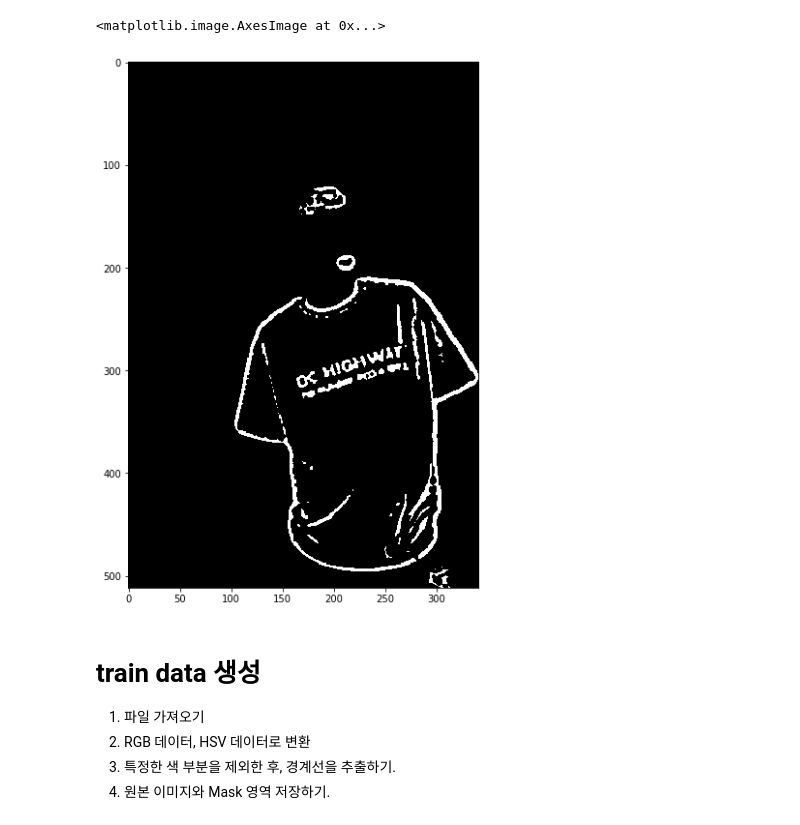
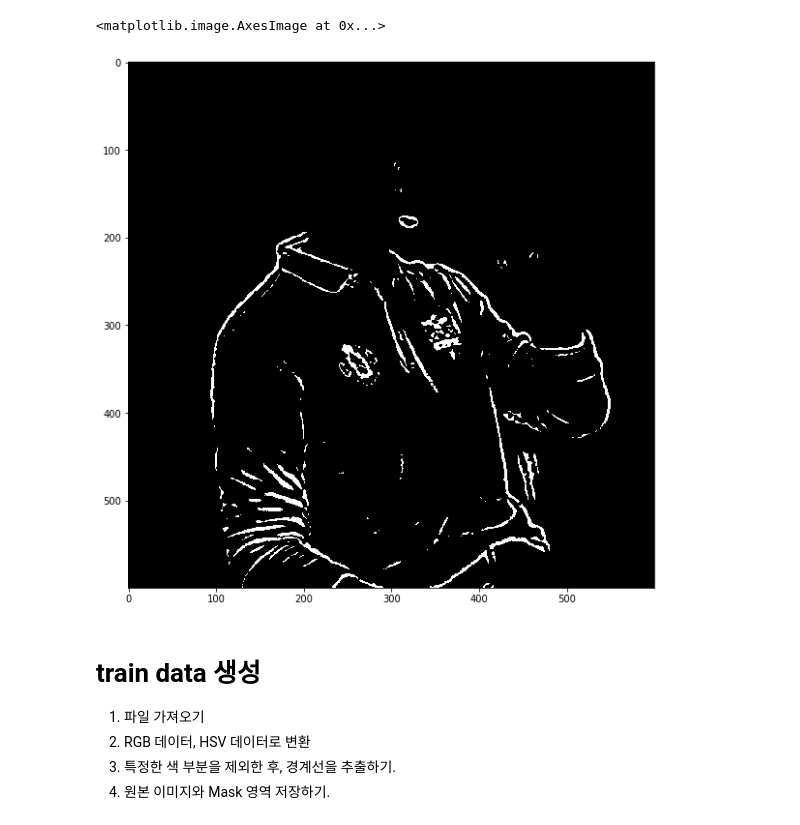
Before and after one commit to Git-Hub-Pro/clothes_recognition_unet, a Jupyter notebook: clothes_recognition_UNET.ipynb, the cells around one changed output. Cells and saved outputs as stored; diff of their text form; code cells hidden in the pictures.

```diff
--- a/clothes_recognition_UNET.ipynb
+++ b/clothes_recognition_UNET.ipynb
@@ -23,15 +23,15 @@ import cv2
 
 # colab을 사용하고 있어서 아래와 같은 경로를 사용하였습니다.../content/gdrive/My Drive/까지는 기본적으로 클라우드 실행시 경로입니다.
 # 가공되기전 이미지들이 저장된 디렉토리 주소
-IMG_PATH = '../content/gdrive/My Drive/data/clothes_recognition/clothes_image'
-IMG_PATH_RED = '../content/gdrive/My Drive/data/clothes_recognition/clothes_image/red'
-IMG_PATH_ORANGE = '../content/gdrive/My Drive/data/clothes_recognition/clothes_image/orange'
-IMG_PATH_YELLOW = '../content/gdrive/My Drive/data/clothes_recognition/clothes_image/yellow'
-IMG_PATH_GREEN = '../content/gdrive/My Drive/data/clothes_recognition/clothes_image/green'
-IMG_PATH_BLUE = '../content/gdrive/My Drive/data/clothes_recognition/clothes_image/blue'
-IMG_PATH_PURPLE = '../content/gdrive/My Drive/data/clothes_recognition/clothes_image/purple'
+IMG_PATH = '../content/gdrive/My Drive/data/clothes_recognition/add_clothes_image'
+IMG_PATH_RED = '../content/gdrive/My Drive/data/clothes_recognition/add_clothes_image/red'
+IMG_PATH_ORANGE = '../content/gdrive/My Drive/data/clothes_recognition/add_clothes_image/orange'
+IMG_PATH_YELLOW = '../content/gdrive/My Drive/data/clothes_recognition/add_clothes_image/yellow'
+IMG_PATH_GREEN = '../content/gdrive/My Drive/data/clothes_recognition/add_clothes_image/green'
+IMG_PATH_BLUE = '../content/gdrive/My Drive/data/clothes_recognition/add_clothes_image/blue'
+IMG_PATH_PURPLE = '../content/gdrive/My Drive/data/clothes_recognition/add_clothes_image/purple'
 # 이미지와 마스크로 나누어진 디렉토리
-TRAIN_PATH = '../content/gdrive/My Drive/data/clothes_recognition/train_data_edit'
+TRAIN_PATH = '../content/gdrive/My Drive/data/clothes_recognition/clothes_image/'
 
 # HSV 범위(사진의 옷은 원색으로만 모아 Hue의 범위를 높게 해주었습니다.)
 lower_red = np.array([-30,100,100])
@@ -52,41 +52,41 @@ upper_blue = np.array([140,255,255])
 lower_purple = np.array([100,50,50])
 upper_purple = np.array([180,255,255])
 # %%
-img = cv2.imread(IMG_PATH_PURPLE +"/"+ '57.jpg')
+img = cv2.imread(IMG_PATH_RED +"/"+ '72.png')
 # BGR to HSV 변환.
 img_hsv = cv2.cvtColor(img,cv2.COLOR_BGR2HSV)
 
 # 특정색만 검출하기
 img_mask = cv2.inRange(img_hsv,lower_purple,upper_purple)
 
 # 원본 이미지에서 범위값에 해당하는 영상 부분을 획득한다.
 img = cv2.bitwise_and(img,img,mask=img_mask)
 img = cv2.cvtColor(img,cv2.COLOR_BGR2RGB)
 
 # BGR 이미지를 GRAY 이미지로 변환.
 gray = cv2.cvtColor(img,cv2.COLOR_BGR2GRAY)
 structuringElement = cv2.getStructuringElement(cv2.MORPH_RECT, (3, 3))
 imgTopHat = cv2.morphologyEx(gray, cv2.MORPH_TOPHAT, structuringElement)
 imgBlackHat = cv2.morphologyEx(gray, cv2.MORPH_BLACKHAT, structuringElement)
 imgGrayscalePlusTopHat = cv2.add(gray, imgTopHat)
 gray = cv2.subtract(imgGrayscalePlusTopHat, imgBlackHat)
 
 # GRAY 이미지를 가우시안 필터를 활용하여 외곽선 추출.
 img_blurred = cv2.GaussianBlur(gray,ksize=(5,5),sigmaX=0)
 img_thresh = cv2.adaptiveThreshold(
     img_blurred,
     maxValue=255.0,
     adaptiveMethod=cv2.ADAPTIVE_THRESH_GAUSSIAN_C,
     thresholdType=cv2.THRESH_BINARY_INV,
     blockSize=19,
     C=9
 )
 
 plt.figure(figsize=(12,10))
 plt.imshow(img_thresh,cmap='gray')
 # %% [output]
 <matplotlib.image.AxesImage at 0x...>
-[figure, old version]
+[figure, new version]
 # %% [markdown]
 # train data 생성
 1. 파일 가져오기
```
Also changed, not shown: parts of 12 cells of this notebook.
